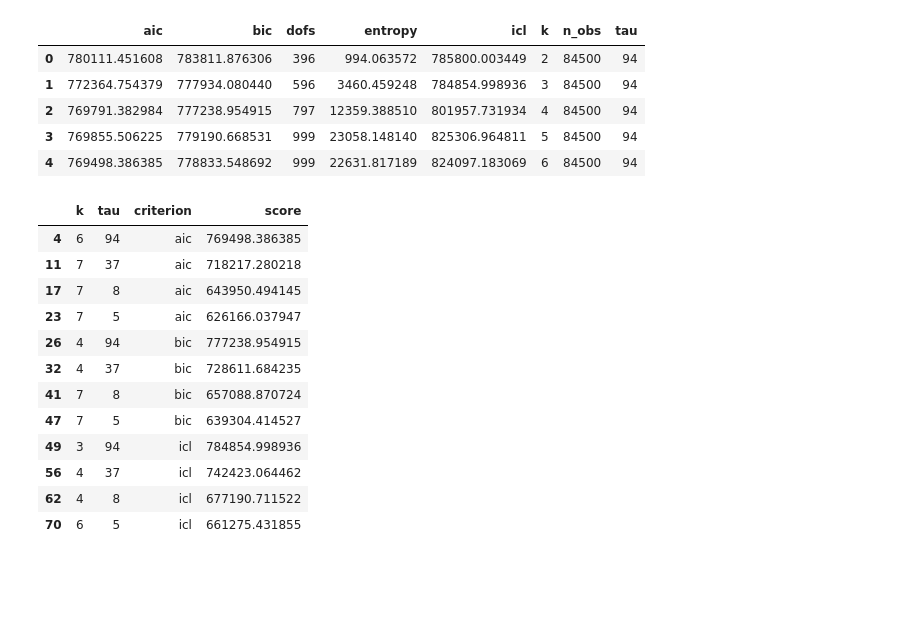
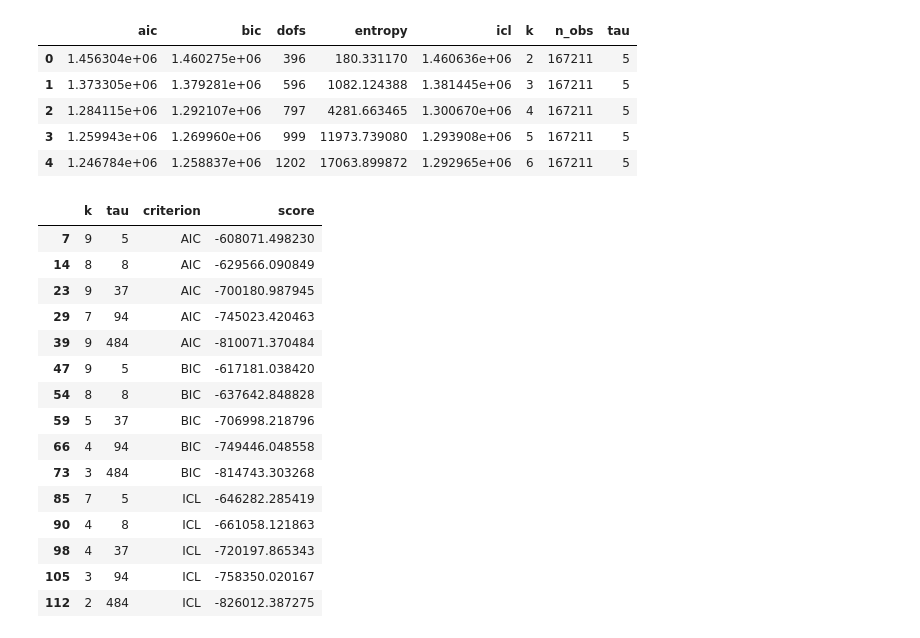
Before and after one commit to RobertArbon/four_well_analysis, a Jupyter notebook: Three-Four-Well-Selection/HMM - likelihood criteria selection-Figures.ipynb, the cells around one changed output. Cells and saved outputs as stored; diff of their text form; code cells hidden in the pictures; blank space fills up the shorter version.

Commit message:
selection chart almost finished - need to normalized likelihoods

```diff
--- a/Three-Four-Well-Selection/HMM - likelihood criteria selection-Figures.ipynb
+++ b/Three-Four-Well-Selection/HMM - likelihood criteria selection-Figures.ipynb
@@ -18,36 +16,45 @@ results = pickle.load(open('h_state_selection.p', 'rb'))
+# %%
+taus = [5, 8, 37, 94, 484]
+results = [pd.read_hdf('h_state_selection.h5', key='tau{}'.format(x)) for x in taus]
 # %%
-df = pd.DataFrame(results)
+df = pd.concat(results)
 # %%
 df.head()
 # %% [output]
 |  | aic | bic | dofs | entropy | icl | k | n_obs | tau |
-| 0 | 780111.451608 | 783811.876306 | 396 | 994.063572 | 785800.003449 | 2 | 84500 | 94 |
-| 1 | 772364.754379 | 777934.080440 | 596 | 3460.459248 | 784854.998936 | 3 | 84500 | 94 |
-| 2 | 769791.382984 | 777238.954915 | 797 | 12359.388510 | 801957.731934 | 4 | 84500 | 94 |
-| 3 | 769855.506225 | 779190.668531 | 999 | 23058.148140 | 825306.964811 | 5 | 84500 | 94 |
-| 4 | 769498.386385 | 778833.548692 | 999 | 22631.817189 | 824097.183069 | 6 | 84500 | 94 |
+| 0 | 1.456304e+06 | 1.460275e+06 | 396 | 180.331170 | 1.460636e+06 | 2 | 167211 | 5 |
+| 1 | 1.373305e+06 | 1.379281e+06 | 596 | 1082.124388 | 1.381445e+06 | 3 | 167211 | 5 |
+| 2 | 1.284115e+06 | 1.292107e+06 | 797 | 4281.663465 | 1.300670e+06 | 4 | 167211 | 5 |
+| 3 | 1.259943e+06 | 1.269960e+06 | 999 | 11973.739080 | 1.293908e+06 | 5 | 167211 | 5 |
+| 4 | 1.246784e+06 | 1.258837e+06 | 1202 | 17063.899872 | 1.292965e+06 | 6 | 167211 | 5 |
 # %%
 crit = df.loc[:, ['aic', 'bic', 'icl', 'k', 'tau']]
 # %%
 crit_melt = pd.melt(frame=crit, id_vars=['k', 'tau'], value_name='score', var_name='criterion')
+crit_melt.loc[:, 'score'] *= (-0.5)
+# %%
+crit_melt.loc[:, 'criterion'] = crit_melt.loc[:, 'criterion'].str.upper()
 # %%
-min_scores = crit_melt.groupby(['tau', 'criterion'])['score'].transform('min')
+min_scores = crit_melt.groupby(['tau', 'criterion'])['score'].transform('max')
 idx = crit_melt['score'] == min_scores
 best = crit_melt.loc[idx, :]
 best
 # %% [output]
 |  | k | tau | criterion | score |
-| 4 | 6 | 94 | aic | 769498.386385 |
-| 11 | 7 | 37 | aic | 718217.280218 |
-| 17 | 7 | 8 | aic | 643950.494145 |
-| 23 | 7 | 5 | aic | 626166.037947 |
-| 26 | 4 | 94 | bic | 777238.954915 |
-| 32 | 4 | 37 | bic | 728611.684235 |
-| 41 | 7 | 8 | bic | 657088.870724 |
-| 47 | 7 | 5 | bic | 639304.414527 |
-| 49 | 3 | 94 | icl | 784854.998936 |
-| 56 | 4 | 37 | icl | 742423.064462 |
-| 62 | 4 | 8 | icl | 677190.711522 |
-| 70 | 6 | 5 | icl | 661275.431855 |
+| 7 | 9 | 5 | AIC | -608071.498230 |
+| 14 | 8 | 8 | AIC | -629566.090849 |
+| 23 | 9 | 37 | AIC | -700180.987945 |
+| 29 | 7 | 94 | AIC | -745023.420463 |
+| 39 | 9 | 484 | AIC | -810071.370484 |
+| 47 | 9 | 5 | BIC | -617181.038420 |
+| 54 | 8 | 8 | BIC | -637642.848828 |
+| 59 | 5 | 37 | BIC | -706998.218796 |
+| 66 | 4 | 94 | BIC | -749446.048558 |
+| 73 | 3 | 484 | BIC | -814743.303268 |
+| 85 | 7 | 5 | ICL | -646282.285419 |
+| 90 | 4 | 8 | ICL | -661058.121863 |
+| 98 | 4 | 37 | ICL | -720197.865343 |
+| 105 | 3 | 94 | ICL | -758350.020167 |
+| 112 | 2 | 484 | ICL | -826012.387275 |
 # %%
 criteria = crit_melt['criterion'].unique()
```
Also changed, not shown: parts of 6 cells of this notebook.
